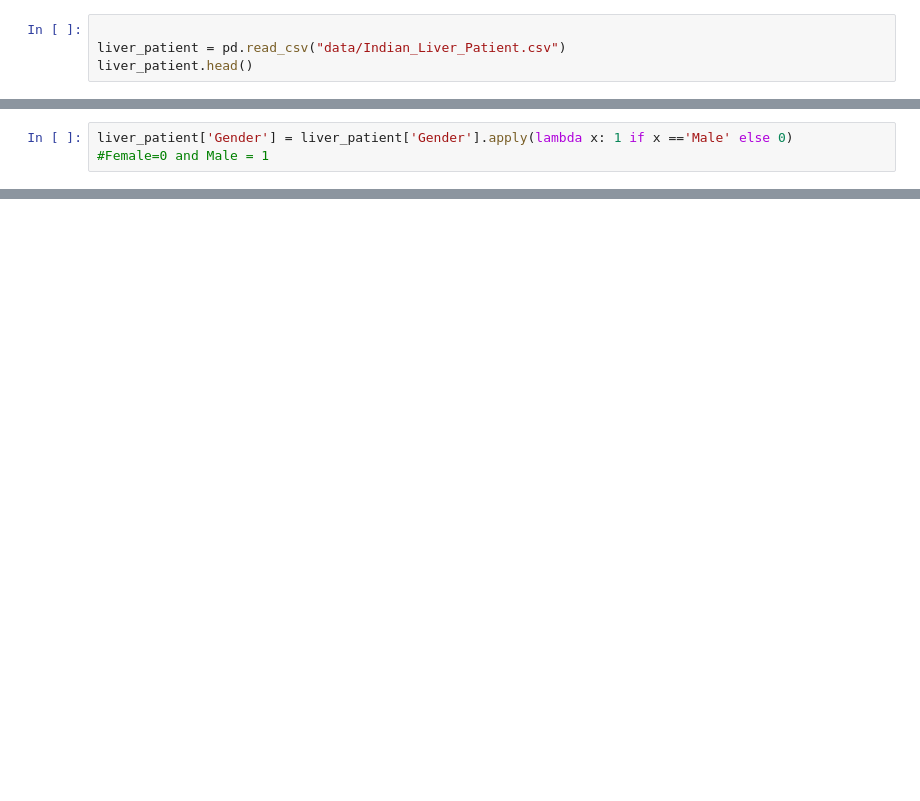
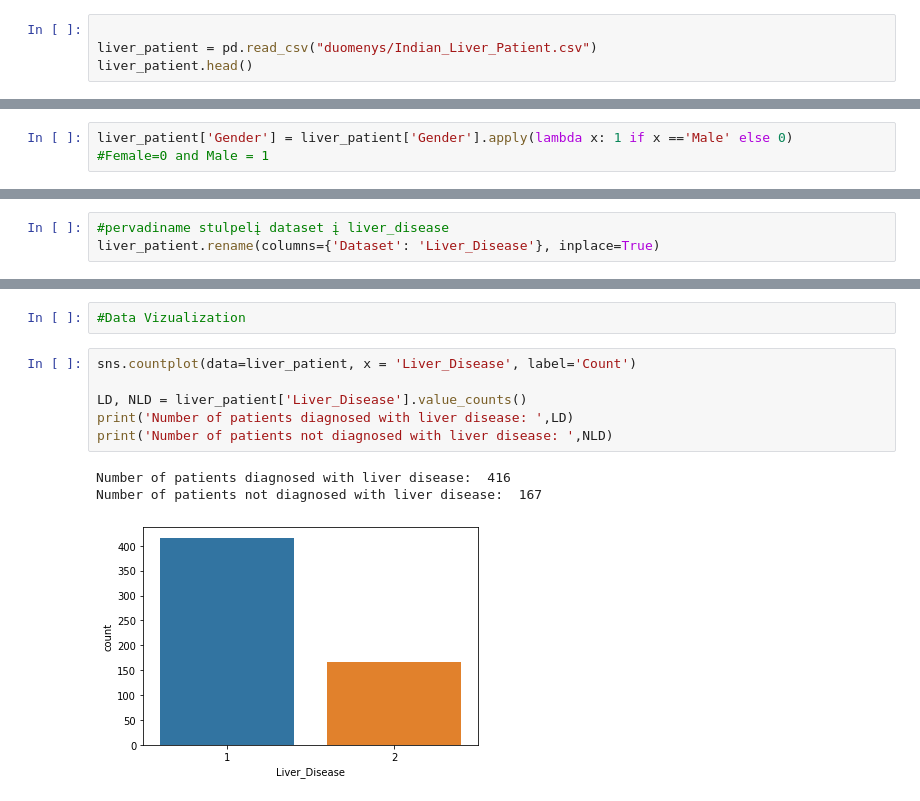
Before and after one commit to juna3977/Projektas, a Jupyter notebook: projektas.ipynb, the cells around one changed output, grey strips where cells are left out. Saved outputs shown, nothing was run; the diff lists cells and outputs as text; blank space fills up the shorter version.

```diff
--- a/projektas.ipynb
+++ b/projektas.ipynb
@@ -7,5 +7,5 @@ import warnings
 warnings.filterwarnings('ignore')
 # %%
 
-liver_patient = pd.read_csv("data/Indian_Liver_Patient.csv")
+liver_patient = pd.read_csv("duomenys/Indian_Liver_Patient.csv")
 liver_patient.head()
@@ -22,2 +55,5 @@ liver_patient['Gender'] = liver_patient['Gender'].apply(lambda x: 1 if x =='Male
+# %%
+#pervadiname stulpelį dataset į liver_disease
+liver_patient.rename(columns={'Dataset': 'Liver_Disease'}, inplace=True)
 # %%
 liver_patient.head()
@@ -34,0 +114,12 @@ liver_patient.isnull().sum() #nebeliko nulinių reikšmių
+# %%
+#Data Vizualization
+# %%
+sns.countplot(data=liver_patient, x = 'Liver_Disease', label='Count')
+
+LD, NLD = liver_patient['Liver_Disease'].value_counts()
+print('Number of patients diagnosed with liver disease: ',LD)
+print('Number of patients not diagnosed with liver disease: ',NLD)
+# %% [output]
+Number of patients diagnosed with liver disease:  416
+Number of patients not diagnosed with liver disease:  167
+[figure, added]
```
Also changed, not shown: parts of 25 cells of this notebook.
